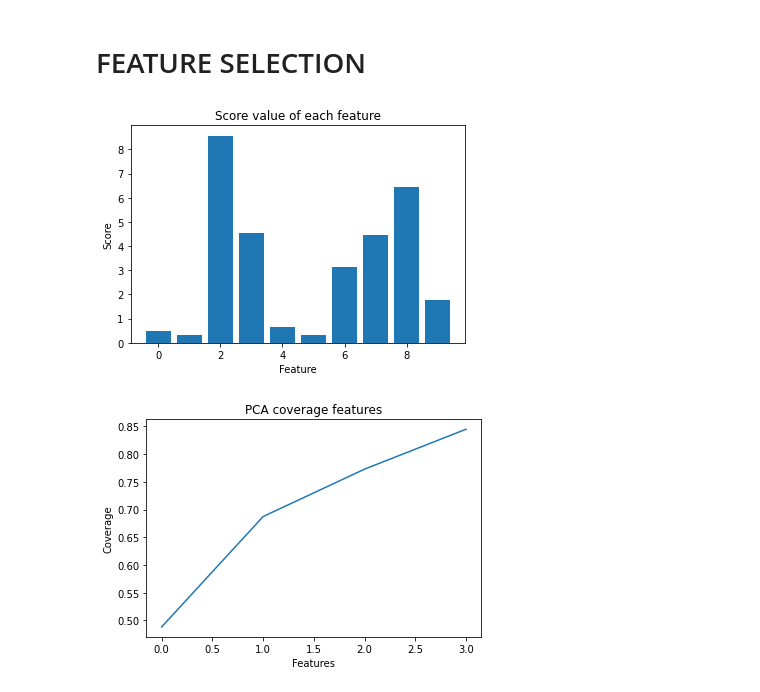
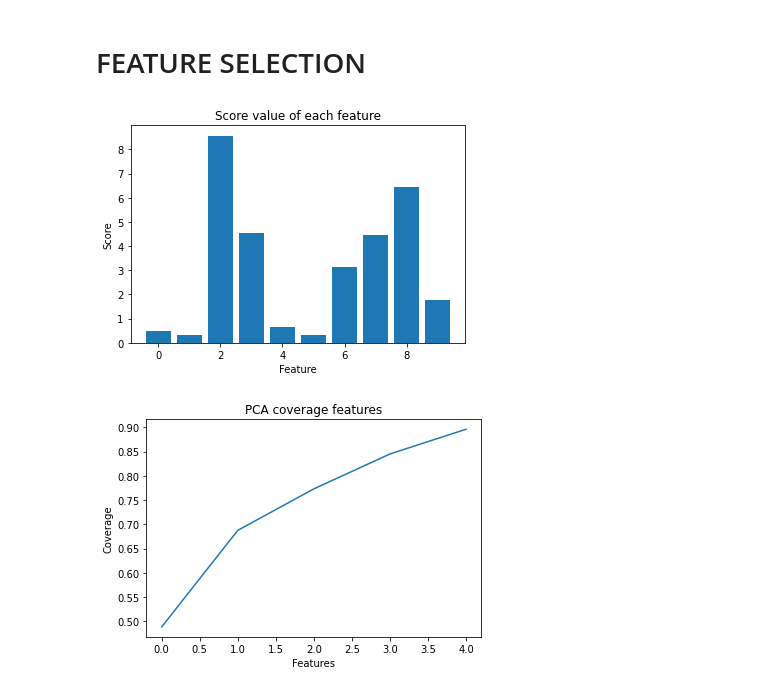
Before and after one commit to freshfish70/machine_learning, a Jupyter notebook: Diabetes.ipynb, the cells around one changed output. Drawn from its saved outputs; the diff is of its cells as text; code cells hidden in the pictures.

```diff
--- a/Diabetes.ipynb
+++ b/Diabetes.ipynb
@@ -176,32 +176,32 @@ def plot_matrix(title, matrix):
 # %% [markdown]
 # FEATURE SELECTION
 # %%
-FEATURES = 4
+FEATURES = 5
 
 # xtrain_standard_labeled
 # xtrain_normal
 x_trainset_features = xtrain_standard_labeled
 y_trainset_features = ytrain_labeled
 x_testset_features = xtest_standard_labeled
 
 #find the most significant features from the inputs
 x_train_kbest, x_test_kbest, kbest = select_features(x_trainset_features, y_trainset_features, x_testset_features, n_features=FEATURES)
 plot_kbest_score(kbest.scores_)
 
 transformed, pca = pca_features(dataset=x_trainset_features, transform=x_trainset_features, n_features=FEATURES)
 x_train_pca = transformed
 transformed, pca = pca_features(dataset=x_trainset_features, transform=x_testset_features, n_features=FEATURES)
 x_test_pca = transformed
 plot_pca_variance(pca)
 
 # SET TRAIN TEST DATA HERE!!!!
 x_train = x_train_kbest
 x_test = x_test_kbest
 y_train = ytrain_labeled
 y_test = ytest_labeled
 # %% [output]
 [figure]
-[figure, old version]
+[figure, new version]
 # %%
 
 from sklearn.datasets import load_digits
```
Also changed, not shown: parts of 5 cells of this notebook.
